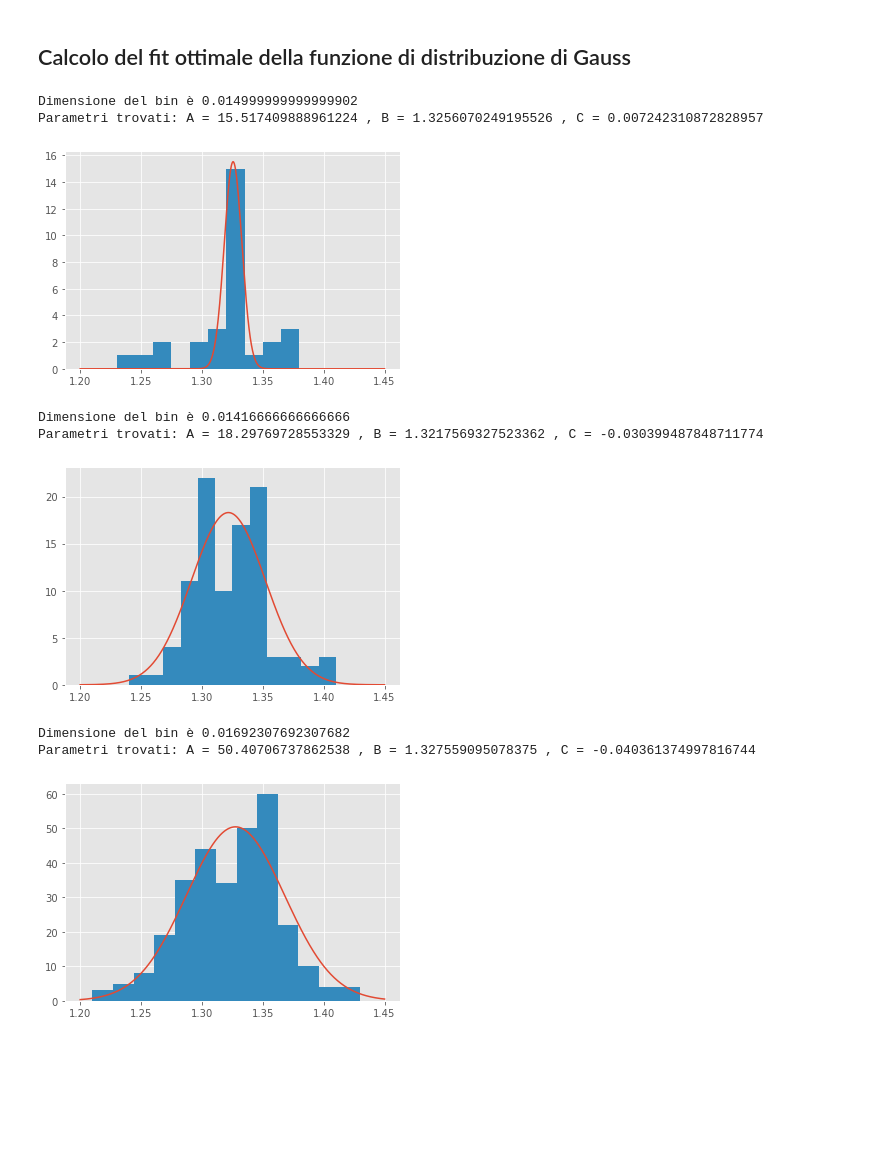
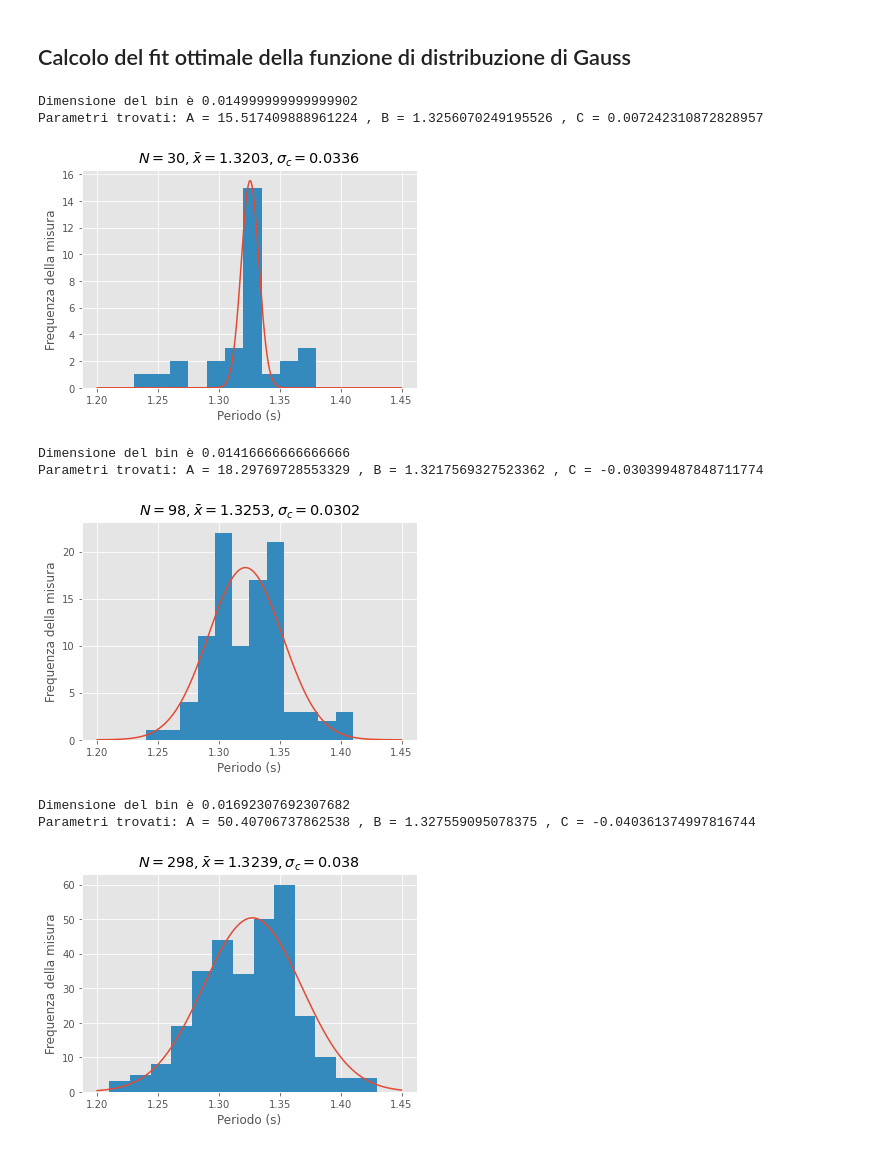
Before and after one commit to persello/pendolo, a Jupyter notebook: notebook.ipynb, the cells around one changed output. Drawn from its saved outputs; the diff is of its cells as text; code cells hidden in the pictures; blank space fills up the shorter version.

```diff
--- a/notebook.ipynb
+++ b/notebook.ipynb
@@ -79,37 +90,40 @@ def calcolaFit(data):
 
     # Definisco la funzione Gaussiana con A, mu e sigma parametri
     def gauss(x, A, mu, sigma):
         return A*numpy.exp(-(x-mu)**2/(2*sigma**2))
 
     fitted_params, var_matrix = curve_fit(gauss, bin_centers, histogram)
 
     # Stampo i risultati
     print("Parametri trovati: A =", fitted_params[0], ", B =", fitted_params[1], ", C =", fitted_params[2])
 
     # Faccio dei grafici
     gauss_x = numpy.linspace(1.2, 1.45, 1000)
     gauss_y = gauss(gauss_x, fitted_params[0], fitted_params[1], fitted_params[2])
 
     plt.plot(gauss_x, gauss_y)
     plt.hist(data, bins=bin_edges)
+    plt.xlabel("Periodo (s)")
+    plt.ylabel("Frequenza della misura")
+    plt.title("$N=" + str(data.size) + ", \\bar{x}=" + str(round(data.mean(), 4)) + ", \\sigma_c=" + str(round(data.std(), 4)) + "$")
 
     # Esporta file TikZ
     tikzplotlib.save("chart" + str(data.size) + ".tikz")
 
     plt.show()
     plt.close()
 
 
 calcolaFit(pendolo30f)
 calcolaFit(pendolo100f)
 calcolaFit(pendolo300f)
 # %% [output]
 Dimensione del bin è 0.014999999999999902
 Parametri trovati: A = 15.517409888961224 , B = 1.3256070249195526 , C = 0.007242310872828957
-[figure, old version]
+[figure, new version]
 Dimensione del bin è 0.01416666666666666
 Parametri trovati: A = 18.29769728553329 , B = 1.3217569327523362 , C = -0.030399487848711774
-[figure, old version]
+[figure, new version]
 Dimensione del bin è 0.01692307692307682
 Parametri trovati: A = 50.40706737862538 , B = 1.327559095078375 , C = -0.040361374997816744
-[figure, old version]
+[figure, new version]
```
Also changed, not shown: parts of 1 cell of this notebook.
